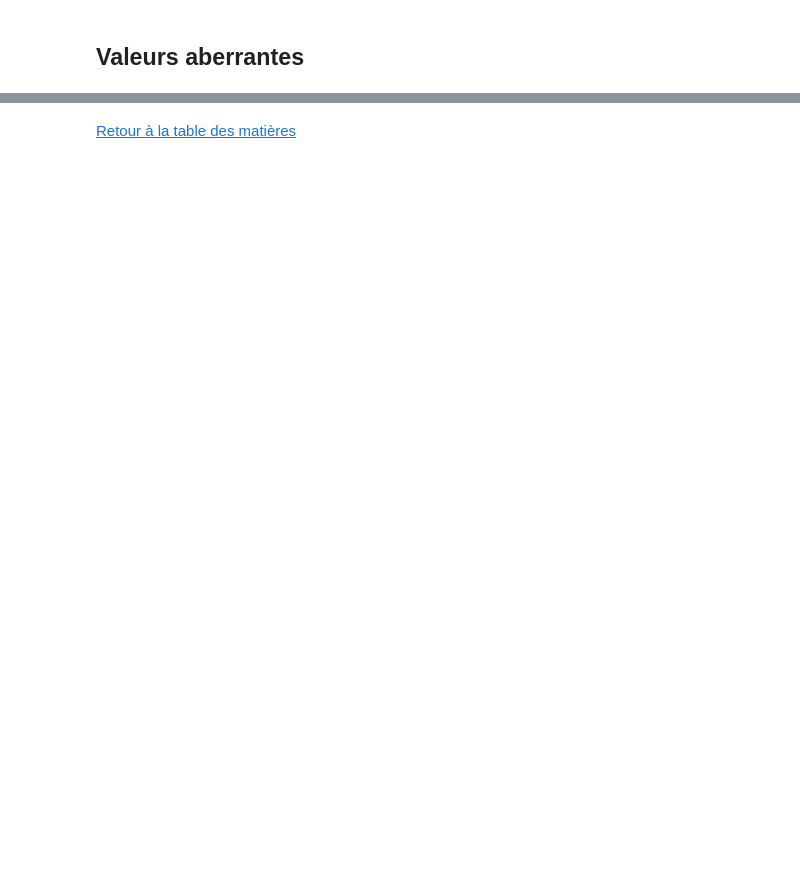
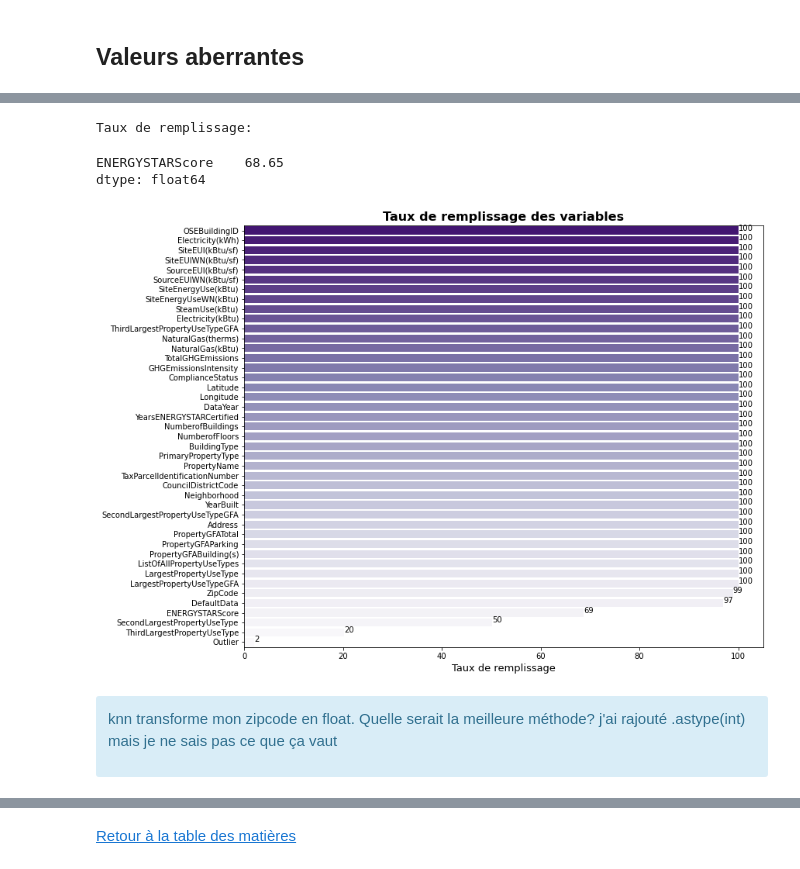
Before and after one commit to Milie-Mimi/-OC_DS_Project4, a Jupyter notebook: Pélec_01_notebook.ipynb, the cells around one changed output, grey strips where cells are left out. Saved outputs shown, nothing was run; the diff lists cells and outputs as text; code cells hidden in the pictures; blank space fills up the shorter version.

```diff
--- a/Pélec_01_notebook.ipynb
+++ b/Pélec_01_notebook.ipynb
@@ -458,0 +477,15 @@ test = mapping(data, 'ListOfAllPropertyUseTypes', 'OSEBuildingID')
+# %%
+# PropertyGFATotal = LargestPropertyUseTypeGFA + SecondLargestPropertyUseTypeGFA + ThirdLargestPropertyUseTypeGFA
+largest_cols = ['LargestPropertyUseTypeGFA', 'SecondLargestPropertyUseTypeGFA',
+                'ThirdLargestPropertyUseTypeGFA']
+
+data[largest_cols] = data[largest_cols].fillna(0)
+data['GFA_sum'] = data[largest_cols].sum(axis='columns')
+
+GFA_sum_sup_10_percent = ~data['GFA_sum'].between(data['PropertyGFATotal']*0.9,
+                                                  data['PropertyGFATotal']*1.1)
+print(f"Nb de lignes non comprises dans l'intervalle [90%-110%]: {data[GFA_sum_sup_10_percent].shape[0]}")
+
+GFA_sum_sup_20_percent = ~data['GFA_sum'].between(data['PropertyGFATotal']*0.8,
+                                                  data['PropertyGFATotal']*1.2)
+print(f"Nb de lignes non comprises dans l'intervalle [80%-120%]: {data[GFA_sum_sup_20_percent].shape[0]}")
@@ -458,0 +535,3 @@ test = mapping(data, 'ListOfAllPropertyUseTypes', 'OSEBuildingID')
+# %%
+data = data[~GFA_sum_sup_20_percent]
+data.drop('GFA_sum', axis='columns', inplace = True)
@@ -458,0 +547,3 @@ test = mapping(data, 'ListOfAllPropertyUseTypes', 'OSEBuildingID')
+# %%
+# Copie du dataset
+data_clean = data.copy()
@@ -458,0 +557,19 @@ test = mapping(data, 'ListOfAllPropertyUseTypes', 'OSEBuildingID')
+# %%
+print('Taux de remplissage:')
+not_nan_percent = round(data_clean.notna().mean().sort_values(ascending = False),4)*100
+not_nan_percent[not_nan_percent < 100]
+# %% [output]
+Taux de remplissage:
+ENERGYSTARScore    68.65
+dtype: float64
+# %%
+plt.figure(figsize=(12, 10))
+ax = sns.barplot(y = not_nan_percent.index, x = not_nan_percent.values, palette = 'Purples_r')
+plt.title("Taux de remplissage des variables")
+plt.ylabel("")
+plt.xlabel("Taux de remplissage")
+etiquette_h(ax)
+# plt.axvline(x = 20, color = 'r');
+#plt.text(42, -1, '>40%', color='r');
+# %% [output]
+[figure, added]
@@ -458,0 +586,4 @@ test = mapping(data, 'ListOfAllPropertyUseTypes', 'OSEBuildingID')
+# %% [markdown]
+<div class="alert alert-block alert-info">
+    <p> knn transforme mon zipcode en float. Quelle serait la meilleure méthode? j'ai rajouté .astype(int) mais je ne sais pas ce que ça vaut </p>
+</div>
```
Also changed, not shown: parts of 61 cells of this notebook.
